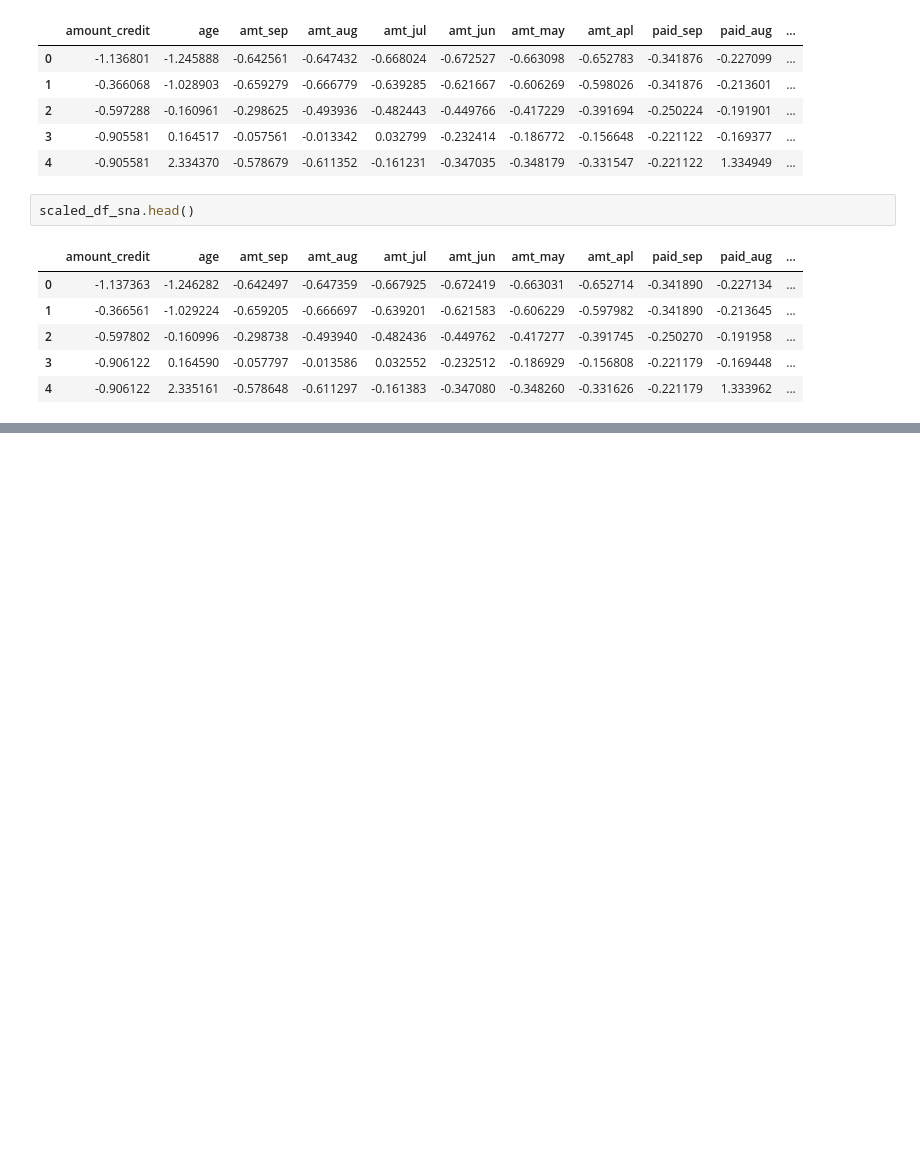
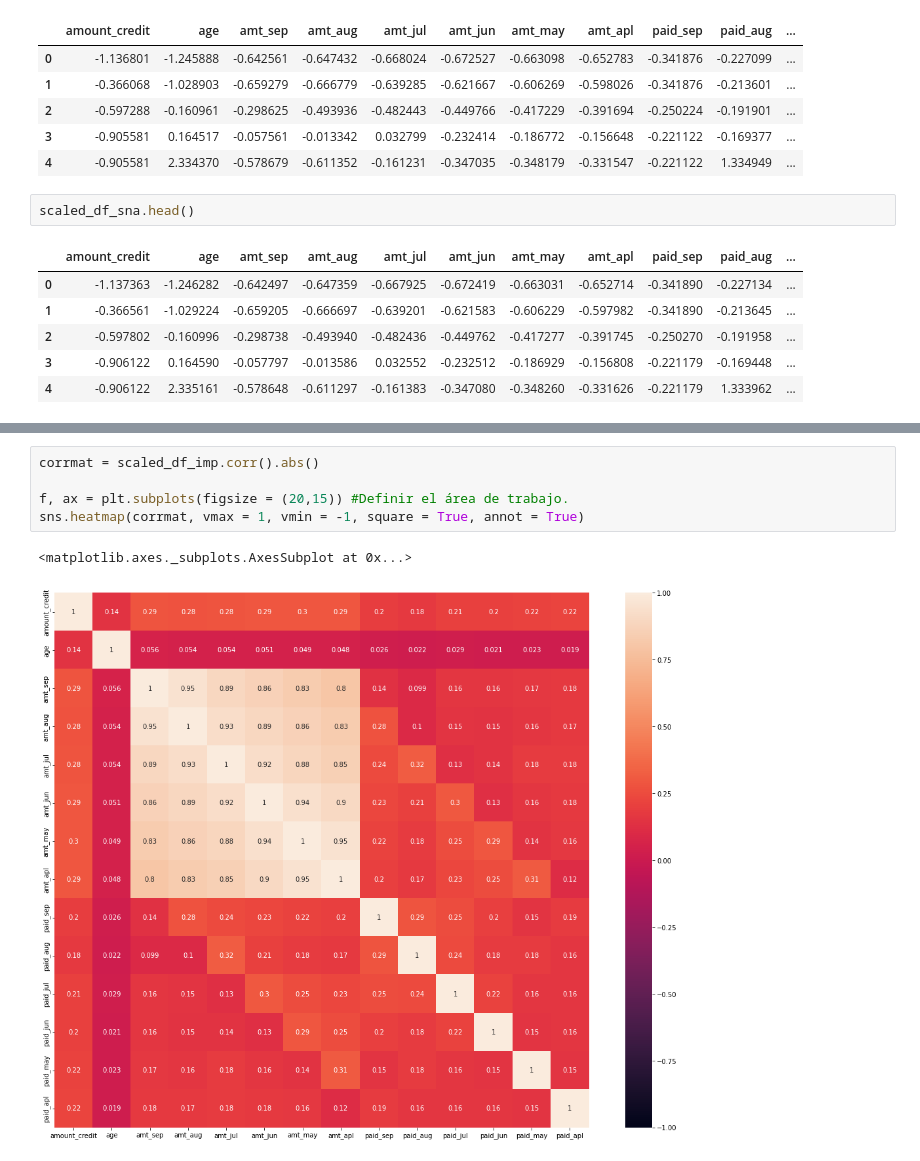
Before and after one commit to PosgradoMNA/Actividades_de_Aprendizaje_A01793670_BryanAlvaradoCruz, a Jupyter notebook: A01793670_Actividad_Semanal_6_DS.ipynb, the cells around one changed output, grey strips where cells are left out. Saved outputs shown, nothing was run; the diff lists cells and outputs as text; blank space fills up the shorter version.

```diff
--- a/A01793670_Actividad_Semanal_6_DS.ipynb
+++ b/A01793670_Actividad_Semanal_6_DS.ipynb
@@ -542,0 +725,8 @@ scaled_df_sna.head()
+# %%
+corrmat = scaled_df_imp.corr().abs()
+
+f, ax = plt.subplots(figsize = (20,15)) #Definir el área de trabajo.
+sns.heatmap(corrmat, vmax = 1, vmin = -1, square = True, annot = True)
+# %% [output]
+<matplotlib.axes._subplots.AxesSubplot at 0x...>
+[figure, added]
```
Also changed, not shown: parts of 23 cells of this notebook.
